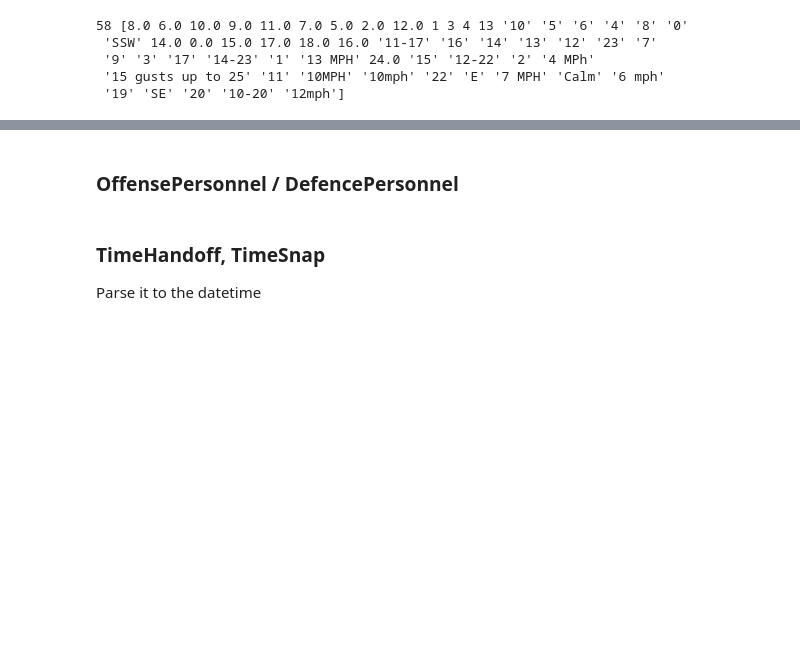
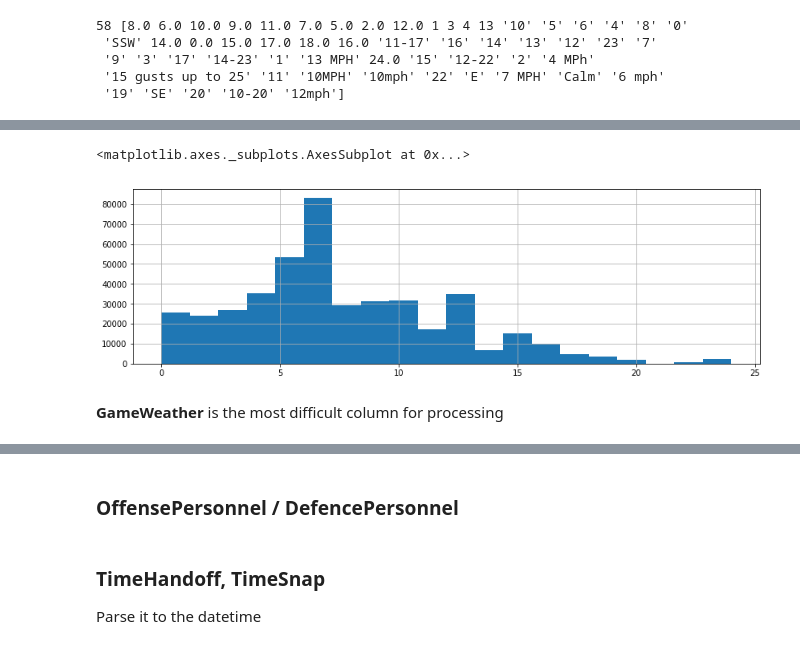
Before and after one commit to ottogin/AmericanFootballBigDataInsights, a Jupyter notebook: DataExploration.ipynb, the cells around one changed output, grey strips where cells are left out. Saved outputs shown, nothing was run; the diff lists cells and outputs as text; code cells hidden in the pictures; blank space fills up the shorter version.

```diff
--- a/DataExploration.ipynb
+++ b/DataExploration.ipynb
@@ -66,3 +63,0 @@ print(raw_data['Team'].unique())
-# %%
-data['Team'] = (raw_data['Team'] == 'home').astype(int)
-data['Team'].hist()
@@ -387,0 +437,26 @@ print(len(windSpeed), windSpeed)
+# %%
+def process_raw_speed(speed):
+    # try to simply convert to int
+    try:
+        return float(speed)
+    except ValueError:
+        pass
+
+    if isinstance(speed, str):
+        numbers = [int(s) for s in re.findall(r'[0-9]+', speed)]
+        if len(numbers) == 0:
+            return np.nan
+
+        # we will sumstitude intervals with its mean
+        return np.mean(numbers)
+
+    return speed
+
+data['WindSpeed'] = raw_data['WindSpeed'].apply(process_raw_speed)
+# %%
+data['WindSpeed'].hist(figsize=(14, 4), bins=20)
+# %% [output]
+<matplotlib.axes._subplots.AxesSubplot at 0x...>
+[figure, added]
+# %% [markdown]
+**GameWeather** is the most difficult column for processing
```
Also changed, not shown: parts of 25 cells of this notebook, 1 other file.
